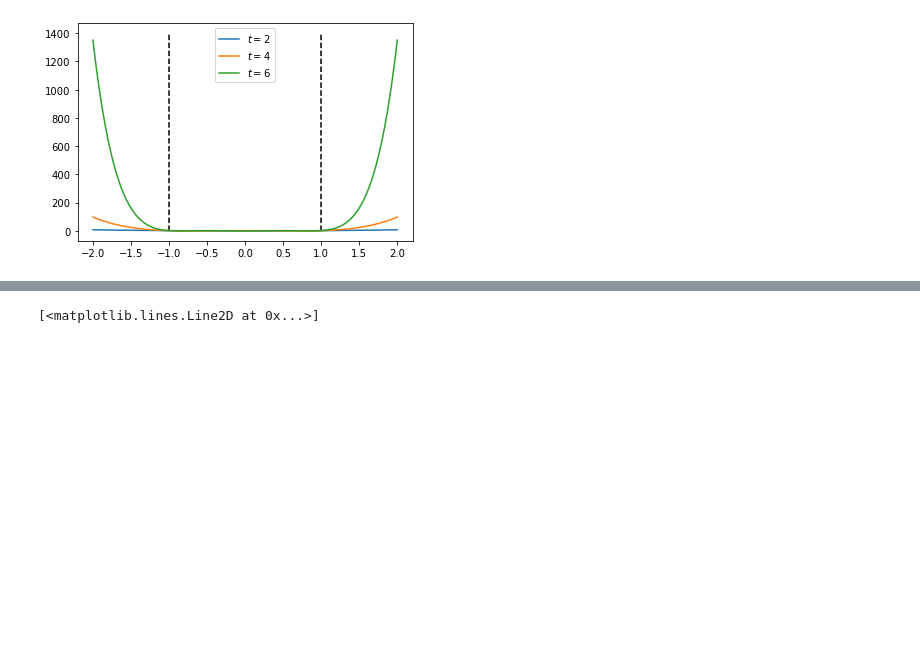
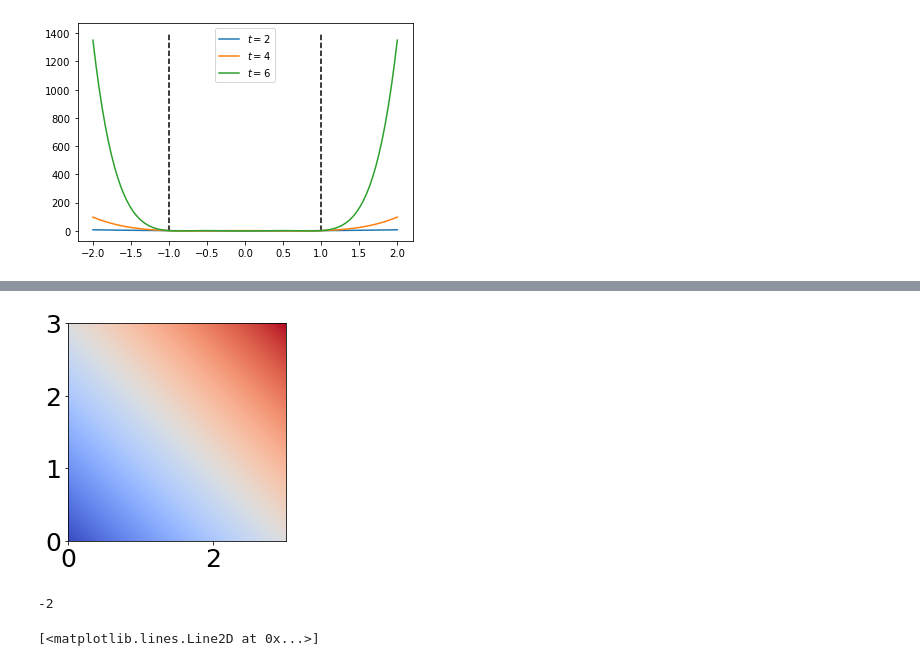
Before and after one commit to leonardocunha2107/Average-Case, a Jupyter notebook: random_figs.ipynb, the cells around one changed output, grey strips where cells are left out. Cells and saved outputs as stored; diff of their text form; code cells hidden in the pictures; blank space fills up the shorter version.

```diff
--- a/random_figs.ipynb
+++ b/random_figs.ipynb
@@ -108,3 +135,17 @@ plt.colorbar()
+# %%
+im=np.zeros((N,M))
+extent=[beta_axis[0],beta_axis[-1],alpha_axis[0],alpha_axis[-1]]
+for i in range(N):
+    for j in range(M):
+        im[i,j]=i+j
+
+im=plt.imshow(im,origin='lower',interpolation='nearest',extent=extent,cmap='coolwarm')
+# %% [output]
+[figure, added]
+# %%
+rates(0,tau,1/2,1)
+# %% [output]
+-2
 # %%
 ##checking norm of the standard jacobi polynomials
 ##done in log scale for numerical stability reasons
```
Also changed, not shown: parts of 7 cells of this notebook, 22 other files.
